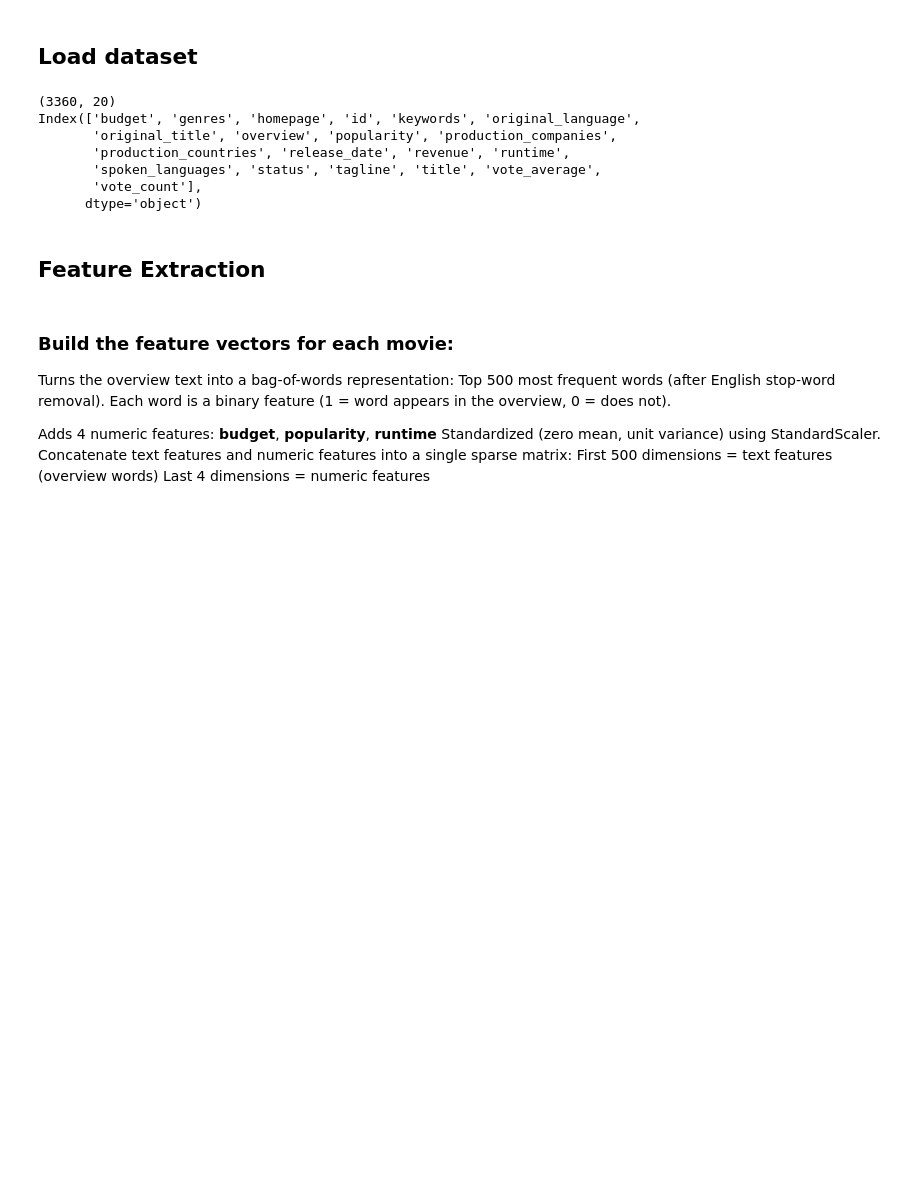
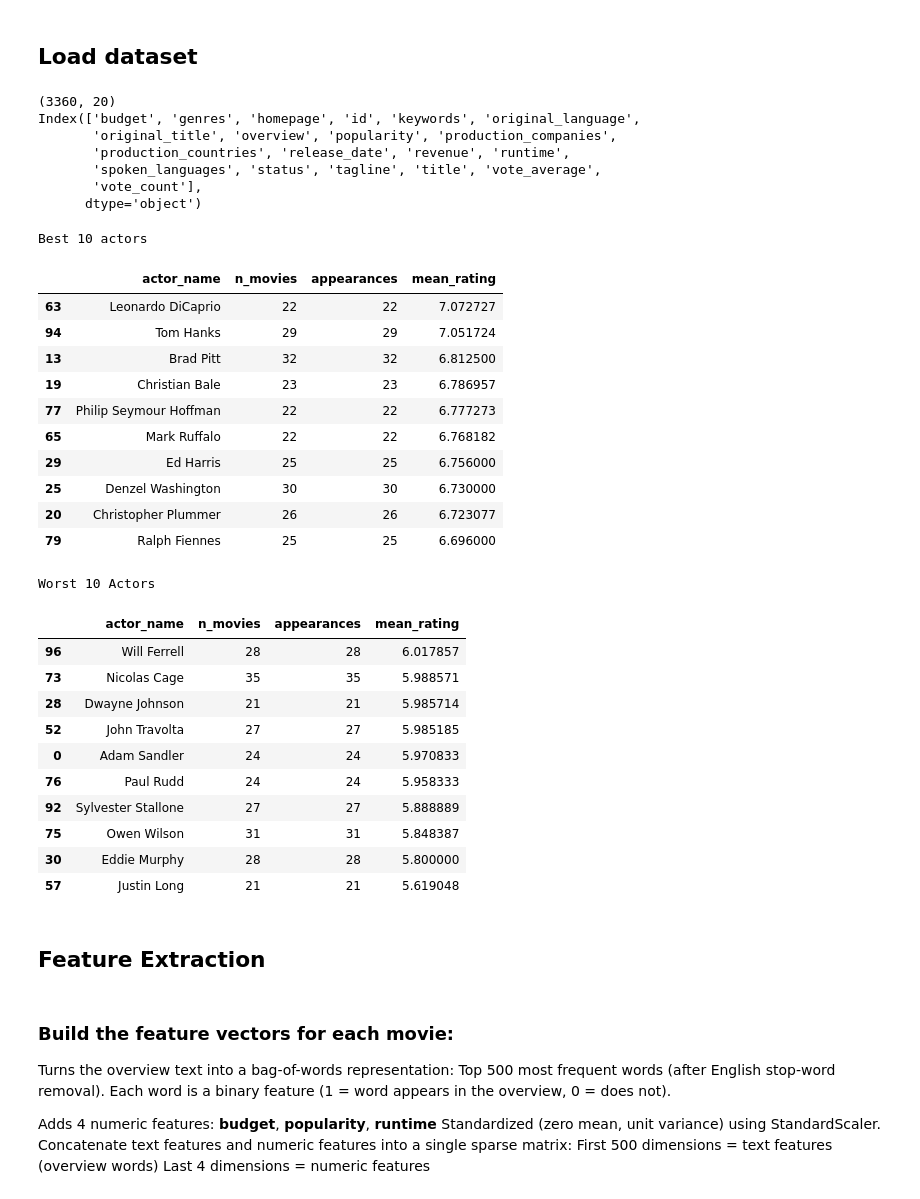
Before and after one commit to chuyiting/TMDB_Rating_Prediction, a Jupyter notebook: baseline.ipynb, the cells around one changed output. Saved outputs shown, nothing was run; the diff lists cells and outputs as text; code cells hidden in the pictures; blank space fills up the shorter version.

```diff
--- a/baseline.ipynb
+++ b/baseline.ipynb
@@ -45,3 +100,34 @@ Index(['budget', 'genres', 'homepage', 'id', 'keywords', 'original_language',
+# %%
+print("Best 10 actors")
+display(actor_stats.head(10))
+
+print("Worst 10 Actors")
+display(actor_stats.tail(10))
+# %% [output]
+Best 10 actors
+|  | actor_name | n_movies | appearances | mean_rating |
+| 63 | Leonardo DiCaprio | 22 | 22 | 7.072727 |
+| 94 | Tom Hanks | 29 | 29 | 7.051724 |
+| 13 | Brad Pitt | 32 | 32 | 6.812500 |
+| 19 | Christian Bale | 23 | 23 | 6.786957 |
+| 77 | Philip Seymour Hoffman | 22 | 22 | 6.777273 |
+| 65 | Mark Ruffalo | 22 | 22 | 6.768182 |
+| 29 | Ed Harris | 25 | 25 | 6.756000 |
+| 25 | Denzel Washington | 30 | 30 | 6.730000 |
+| 20 | Christopher Plummer | 26 | 26 | 6.723077 |
+| 79 | Ralph Fiennes | 25 | 25 | 6.696000 |
+Worst 10 Actors
+|  | actor_name | n_movies | appearances | mean_rating |
+| 96 | Will Ferrell | 28 | 28 | 6.017857 |
+| 73 | Nicolas Cage | 35 | 35 | 5.988571 |
+| 28 | Dwayne Johnson | 21 | 21 | 5.985714 |
+| 52 | John Travolta | 27 | 27 | 5.985185 |
+| 0 | Adam Sandler | 24 | 24 | 5.970833 |
+| 76 | Paul Rudd | 24 | 24 | 5.958333 |
+| 92 | Sylvester Stallone | 27 | 27 | 5.888889 |
+| 75 | Owen Wilson | 31 | 31 | 5.848387 |
+| 30 | Eddie Murphy | 28 | 28 | 5.800000 |
+| 57 | Justin Long | 21 | 21 | 5.619048 |
 # %% [markdown]
 ## Feature Extraction
 # %% [markdown]
```
Also changed, not shown: parts of 7 cells of this notebook.
